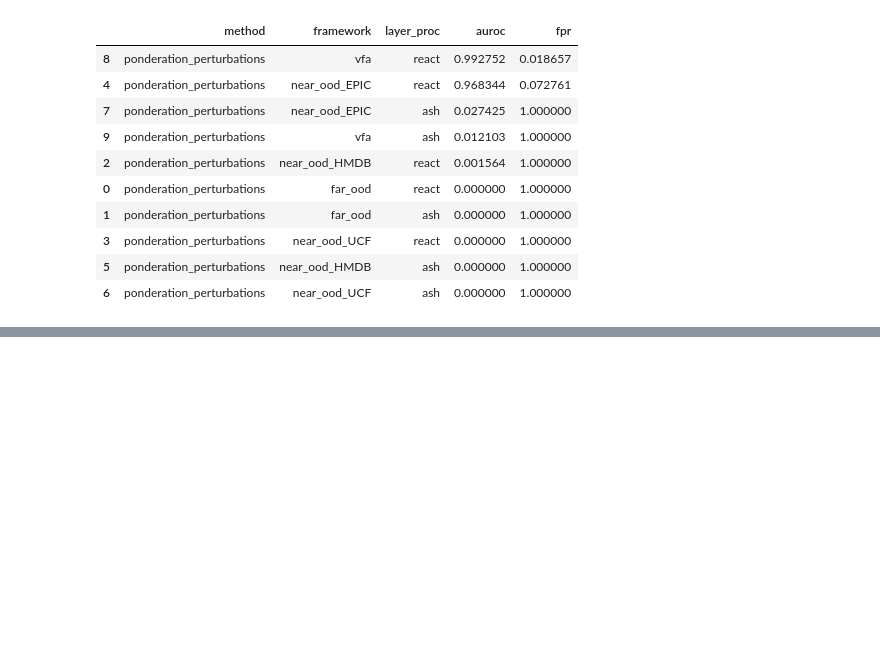
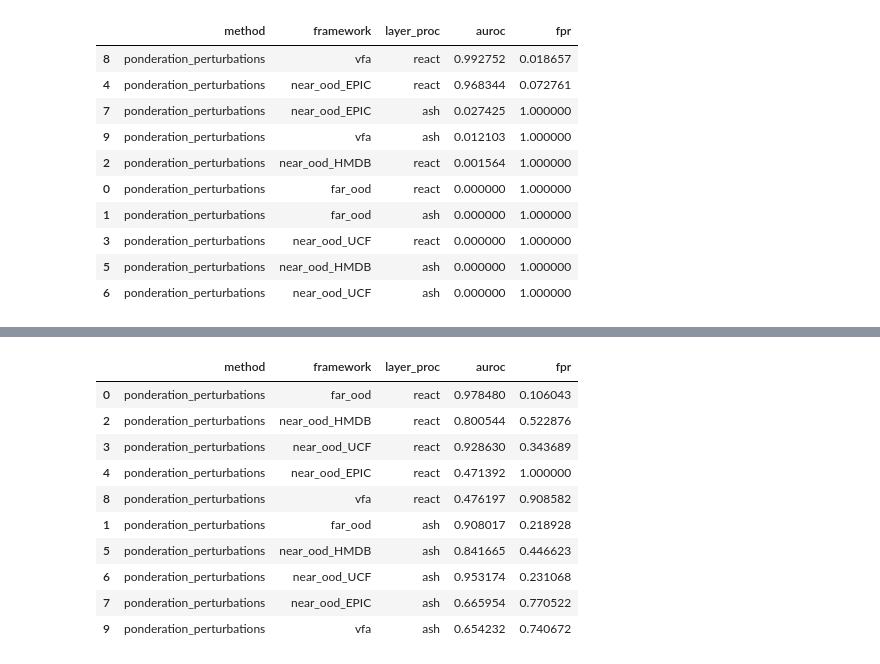
Before and after one commit to MaoucheMounir/MultiOOD, a Jupyter notebook: _lambda_perturbations/visu_perturbations.ipynb, the cells around one changed output, grey strips where cells are left out. Saved outputs shown, nothing was run; the diff lists cells and outputs as text; code cells hidden in the pictures; blank space fills up the shorter version.

```diff
--- a/_lambda_perturbations/visu_perturbations.ipynb
+++ b/_lambda_perturbations/visu_perturbations.ipynb
@@ -248,0 +166,15 @@ plt.show()
+# %%
+df = pd.read_csv("resultats_delta_msp_fois_msp.csv")
+df.sort_values(by="layer_proc", ascending=False)
+# %% [output]
+|  | method | framework | layer_proc | auroc | fpr |
+| 0 | ponderation_perturbations | far_ood | react | 0.978480 | 0.106043 |
+| 2 | ponderation_perturbations | near_ood_HMDB | react | 0.800544 | 0.522876 |
+| 3 | ponderation_perturbations | near_ood_UCF | react | 0.928630 | 0.343689 |
+| 4 | ponderation_perturbations | near_ood_EPIC | react | 0.471392 | 1.000000 |
+| 8 | ponderation_perturbations | vfa | react | 0.476197 | 0.908582 |
+| 1 | ponderation_perturbations | far_ood | ash | 0.908017 | 0.218928 |
+| 5 | ponderation_perturbations | near_ood_HMDB | ash | 0.841665 | 0.446623 |
+| 6 | ponderation_perturbations | near_ood_UCF | ash | 0.953174 | 0.231068 |
+| 7 | ponderation_perturbations | near_ood_EPIC | ash | 0.665954 | 0.770522 |
+| 9 | ponderation_perturbations | vfa | ash | 0.654232 | 0.740672 |
```
Also changed, not shown: parts of 11 cells of this notebook, 43 other files.
